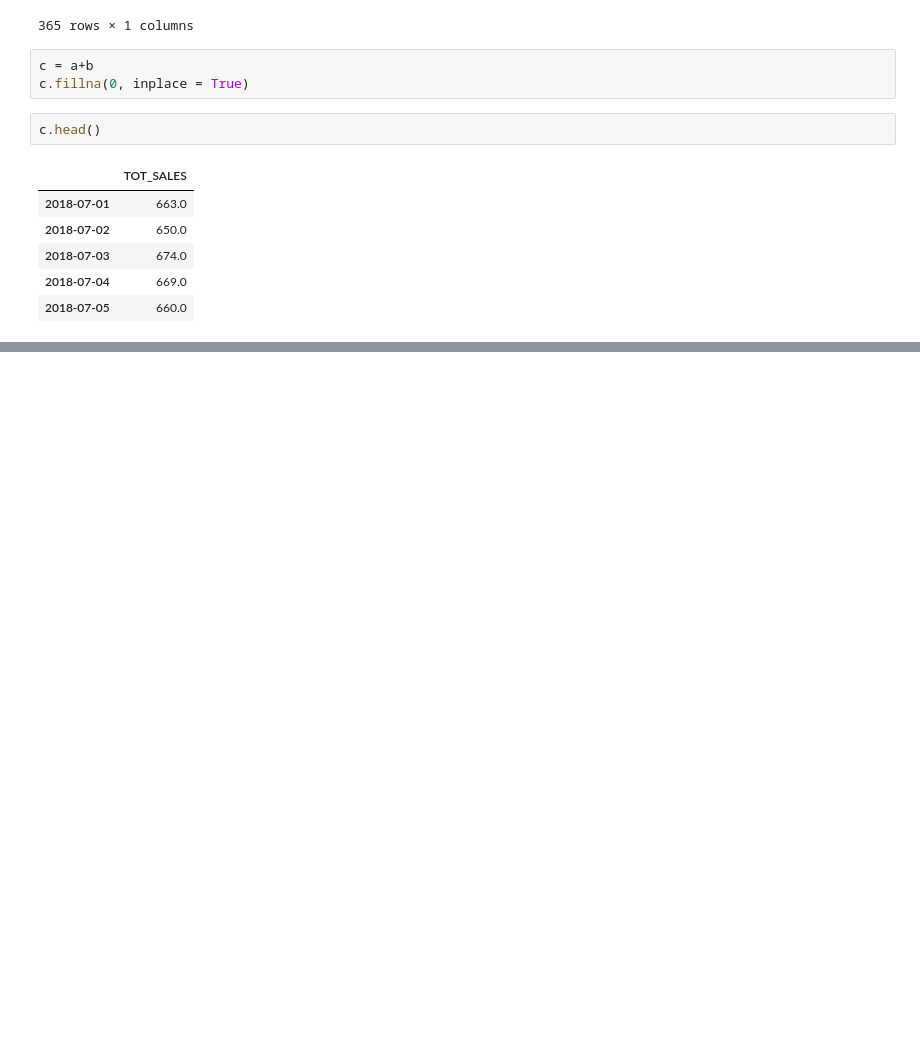
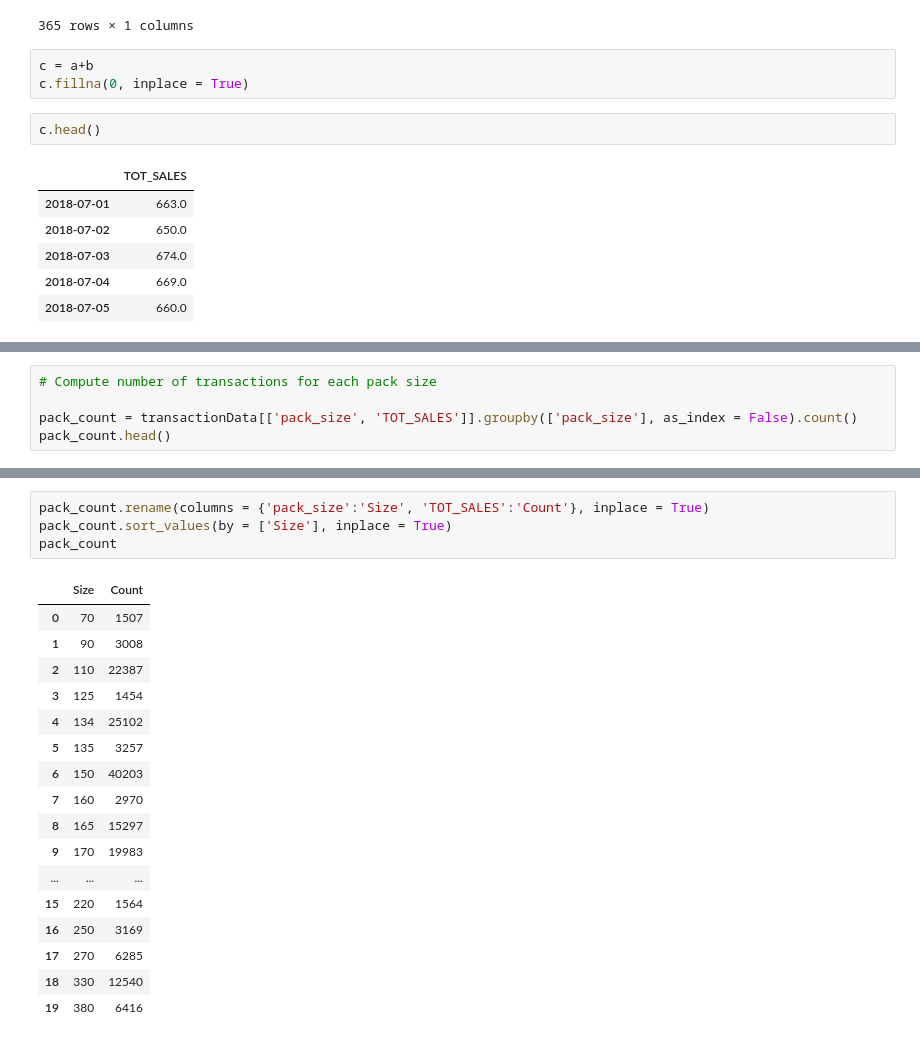
Before and after one commit to Johnson-a-hash/quantium-virtual-program, a Jupyter notebook: Quantium Virtual Internship.ipynb, the cells around one changed output, grey strips where cells are left out. Cells and saved outputs as stored; diff of their text form; blank space fills up the shorter version.

```diff
--- a/Quantium Virtual Internship.ipynb
+++ b/Quantium Virtual Internship.ipynb
@@ -372,0 +476,5 @@ c.head()
+# %%
+# Compute number of transactions for each pack size
+
+pack_count = transactionData[['pack_size', 'TOT_SALES']].groupby(['pack_size'], as_index = False).count()
+pack_count.head()
@@ -372,0 +488,22 @@ c.head()
+# %%
+pack_count.rename(columns = {'pack_size':'Size', 'TOT_SALES':'Count'}, inplace = True)
+pack_count.sort_values(by = ['Size'], inplace = True)
+pack_count
+# %% [output]
+|  | Size | Count |
+| 0 | 70 | 1507 |
+| 1 | 90 | 3008 |
+| 2 | 110 | 22387 |
+| 3 | 125 | 1454 |
+| 4 | 134 | 25102 |
+| 5 | 135 | 3257 |
+| 6 | 150 | 40203 |
+| 7 | 160 | 2970 |
+| 8 | 165 | 15297 |
+| 9 | 170 | 19983 |
+| ... | ... | ... |
+| 15 | 220 | 1564 |
+| 16 | 250 | 3169 |
+| 17 | 270 | 6285 |
+| 18 | 330 | 12540 |
+| 19 | 380 | 6416 |
```
Also changed, not shown: parts of 18 cells of this notebook.
